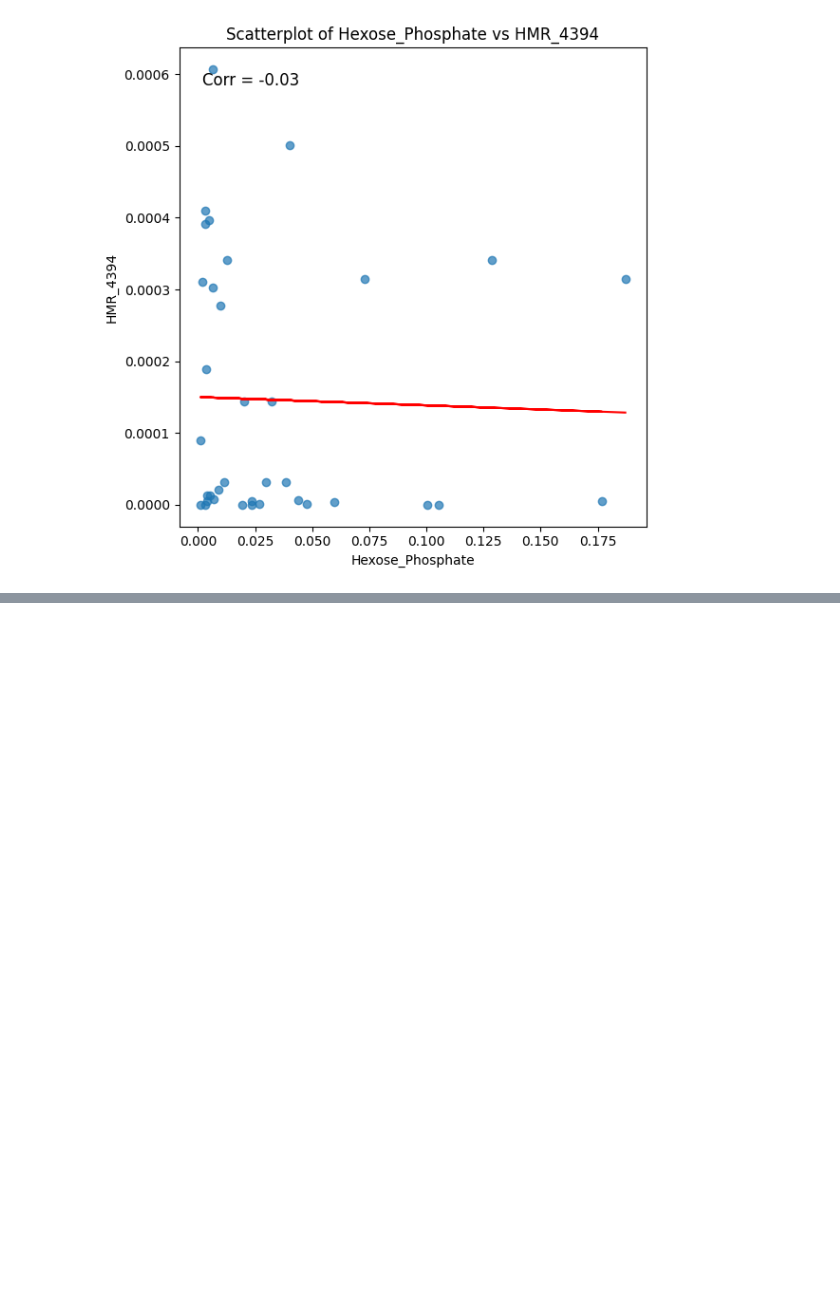
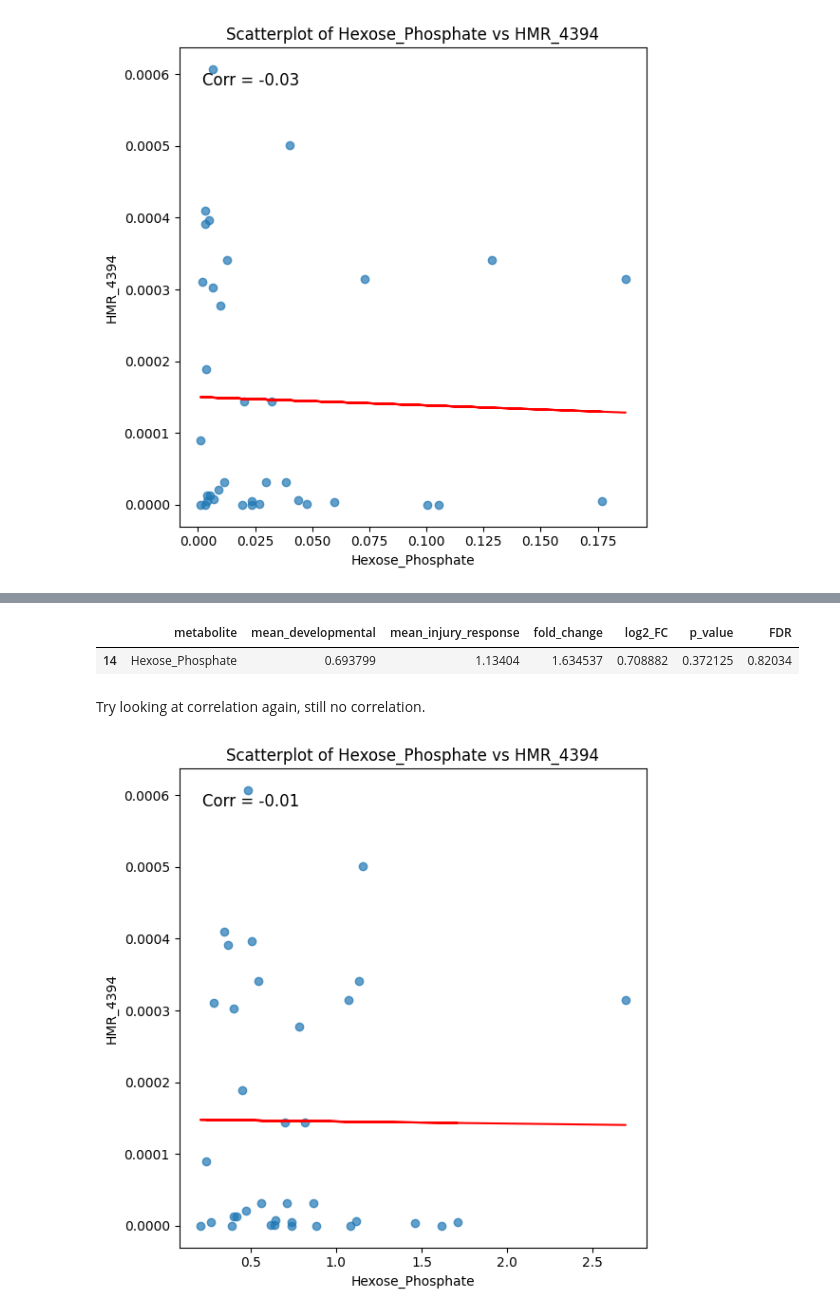
Before and after one commit to jess-xia/GSC_RNAseq_and_metabolomics_analysis, a Jupyter notebook: metabolomics_exploratory_analysis.ipynb, the cells around one changed output, grey strips where cells are left out. Cells and saved outputs as stored; diff of their text form; code cells hidden in the pictures; blank space fills up the shorter version.

Commit message:
Analysis for secreted metabolites

```diff
--- a/metabolomics_exploratory_analysis.ipynb
+++ b/metabolomics_exploratory_analysis.ipynb
@@ -1097,0 +1130,6 @@ np.float64(nan)
+# %%
+metabolite_median_df = pd.DataFrame(median_rows, index=cellline_order)
+metabolite_median_df
+
+# Merge cells_median and gsva_results based on their rownames (index)
+metabolite_median_gsva_merged = metabolite_median_df.merge(gsva_results['subtype'], left_index=True, right_index=True, how='left')
@@ -1097,0 +1218,31 @@ np.float64(nan)
+# %%
+results_df[results_df['metabolite'] == 'Hexose_Phosphate']
+# %% [output]
+|  | metabolite | mean_developmental | mean_injury_response | fold_change | log2_FC | p_value | FDR |
+| 14 | Hexose_Phosphate | 0.693799 | 1.13404 | 1.634537 | 0.708882 | 0.372125 | 0.82034 |
+# %% [markdown]
+Try looking at correlation again, still no correlation.
+# %%
+merged_with_flux = metabolite_median_gsva_merged.merge(flux_df, left_index=True, right_index=True, how='left')
+
+plot_subset = merged_with_flux[['Hexose_Phosphate', 'HMR_4394']].dropna()
+plot_subset = plot_subset[plot_subset['Hexose_Phosphate'] != plot_subset['Hexose_Phosphate'].max()]
+
+plt.figure(figsize=(6,6))
+plt.scatter(plot_subset['Hexose_Phosphate'], plot_subset['HMR_4394'], alpha=0.7)
+plt.xlabel('Hexose_Phosphate')
+plt.ylabel('HMR_4394')
+plt.title('Scatterplot of Hexose_Phosphate vs HMR_4394')
+plt.tight_layout()
+
+# Plot line of best fit
+m, b = np.polyfit(plot_subset['Hexose_Phosphate'], plot_subset['HMR_4394'], 1)
+plt.plot(plot_subset['Hexose_Phosphate'], m * plot_subset['Hexose_Phosphate'] + b, color='red')
+
+# Calculate correlation coefficient
+corr = np.corrcoef(plot_subset['Hexose_Phosphate'], plot_subset['HMR_4394'])[0, 1]
+plt.text(0.05, 0.95, f'Corr = {corr:.2f}', transform=plt.gca().transAxes, fontsize=12, verticalalignment='top')
+
+plt.show()
+# %% [output]
+[figure, added]
```
Also changed, not shown: parts of 16 cells of this notebook.
